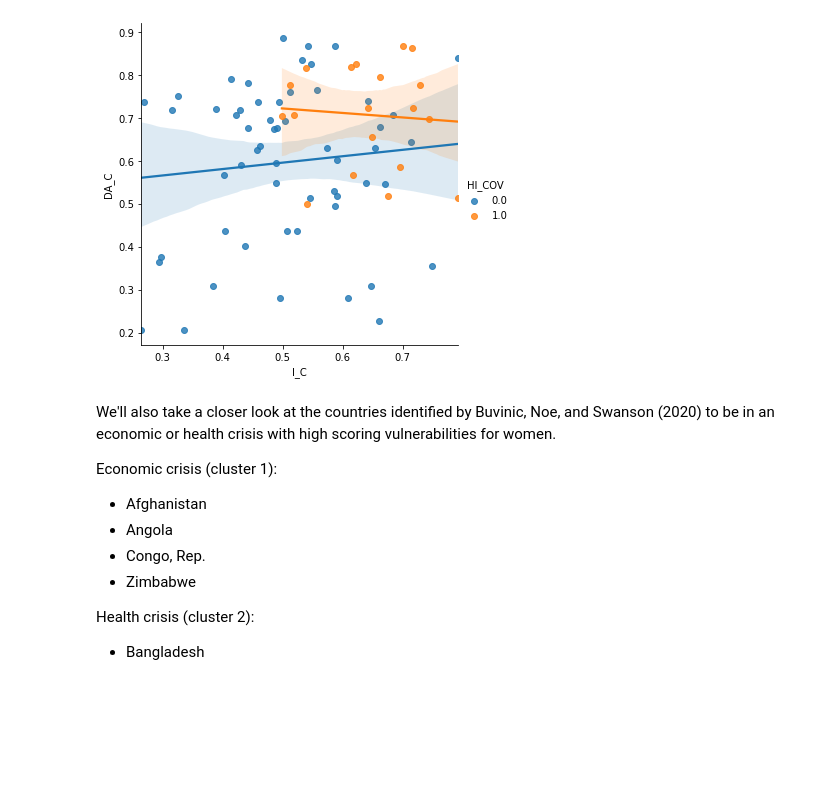
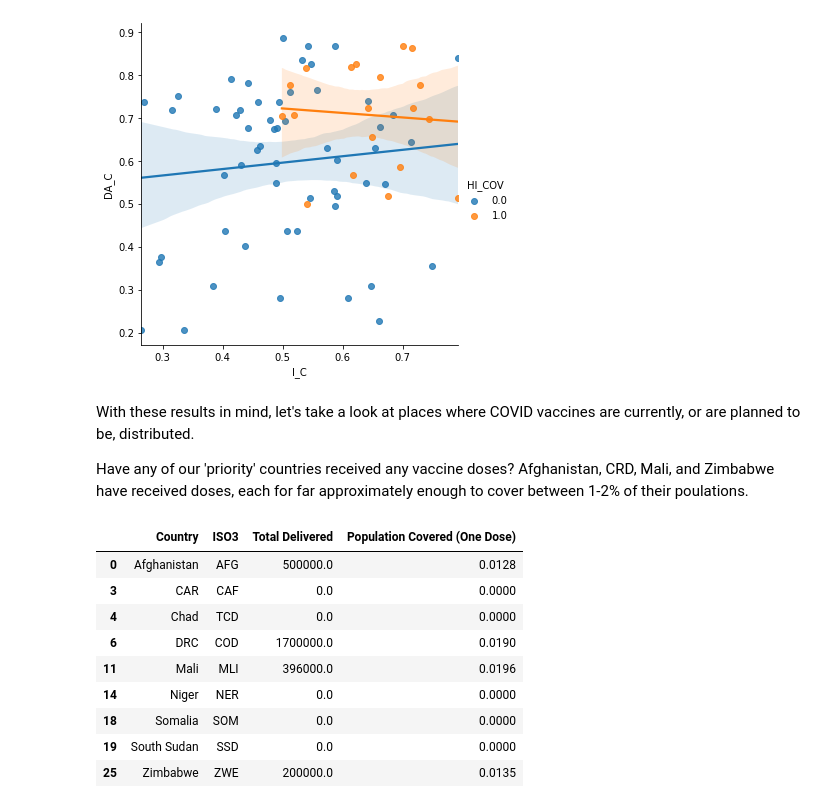
Before and after one commit to mapaction/gender-vaccine-exploration, a Jupyter notebook: gender-vaccine-explore.ipynb, the cells around one changed output. Cells and saved outputs as stored; diff of their text form; code cells hidden in the pictures; blank space fills up the shorter version.

```diff
--- a/gender-vaccine-explore.ipynb
+++ b/gender-vaccine-explore.ipynb
@@ -94,14 +104,22 @@ sns.lmplot(data=df_gen_in, x="I_C", y="DA_C", hue='HI_COV')
 # %% [output]
 <seaborn.axisgrid.FacetGrid at 0x...>
 [figure]
-# %% [markdown]
-We'll also take a closer look at the countries identified by Buvinic, Noe, and Swanson (2020) to be in an economic or health crisis with high scoring vulnerabilities for women.
-
-Economic crisis (cluster 1):
-- Afghanistan
-- Angola
-- Congo, Rep.
-- Zimbabwe
-
-Health crisis (cluster 2):
-- Bangladesh
+# %% [markdown]
+With these results in mind, let's take a look at places where COVID vaccines are currently, or are planned to be, distributed.
+
+Have any of our 'priority' countries received any vaccine doses? Afghanistan, CRD, Mali, and Zimbabwe have received doses, each for far approximately enough to cover between 1-2% of their poulations.
+# %%
+df_vac_hrp['Pop_covered'] = df_vac_hrp['COVAX Forecast Total'] / df_vac_hrp['Population (UNDESA)']
+df_vac_hrp_pri = df_vac_hrp[df_vac_hrp.ISO3.isin(priority)]
+df_vac_hrp_pri[['Country','ISO3','Total Delivered', 'Population Covered (One Dose)']]
+# %% [output]
+|  | Country | ISO3 | Total Delivered | Population Covered (One Dose) |
+| 0 | Afghanistan | AFG | 500000.0 | 0.0128 |
+| 3 | CAR | CAF | 0.0 | 0.0000 |
+| 4 | Chad | TCD | 0.0 | 0.0000 |
+| 6 | DRC | COD | 1700000.0 | 0.0190 |
+| 11 | Mali | MLI | 396000.0 | 0.0196 |
+| 14 | Niger | NER | 0.0 | 0.0000 |
+| 18 | Somalia | SOM | 0.0 | 0.0000 |
+| 19 | South Sudan | SSD | 0.0 | 0.0000 |
+| 25 | Zimbabwe | ZWE | 200000.0 | 0.0135 |
```
Also changed, not shown: parts of 12 cells of this notebook.
